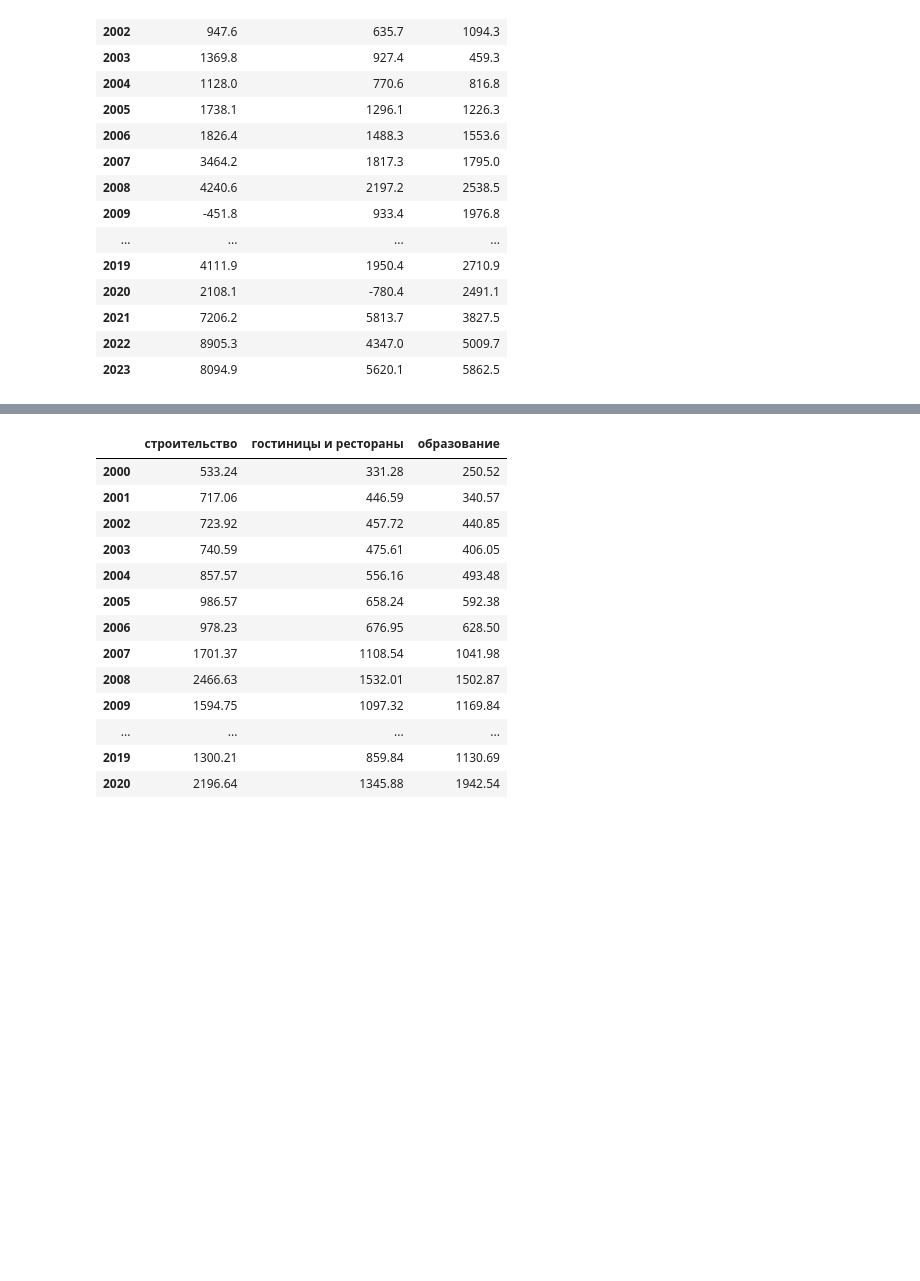
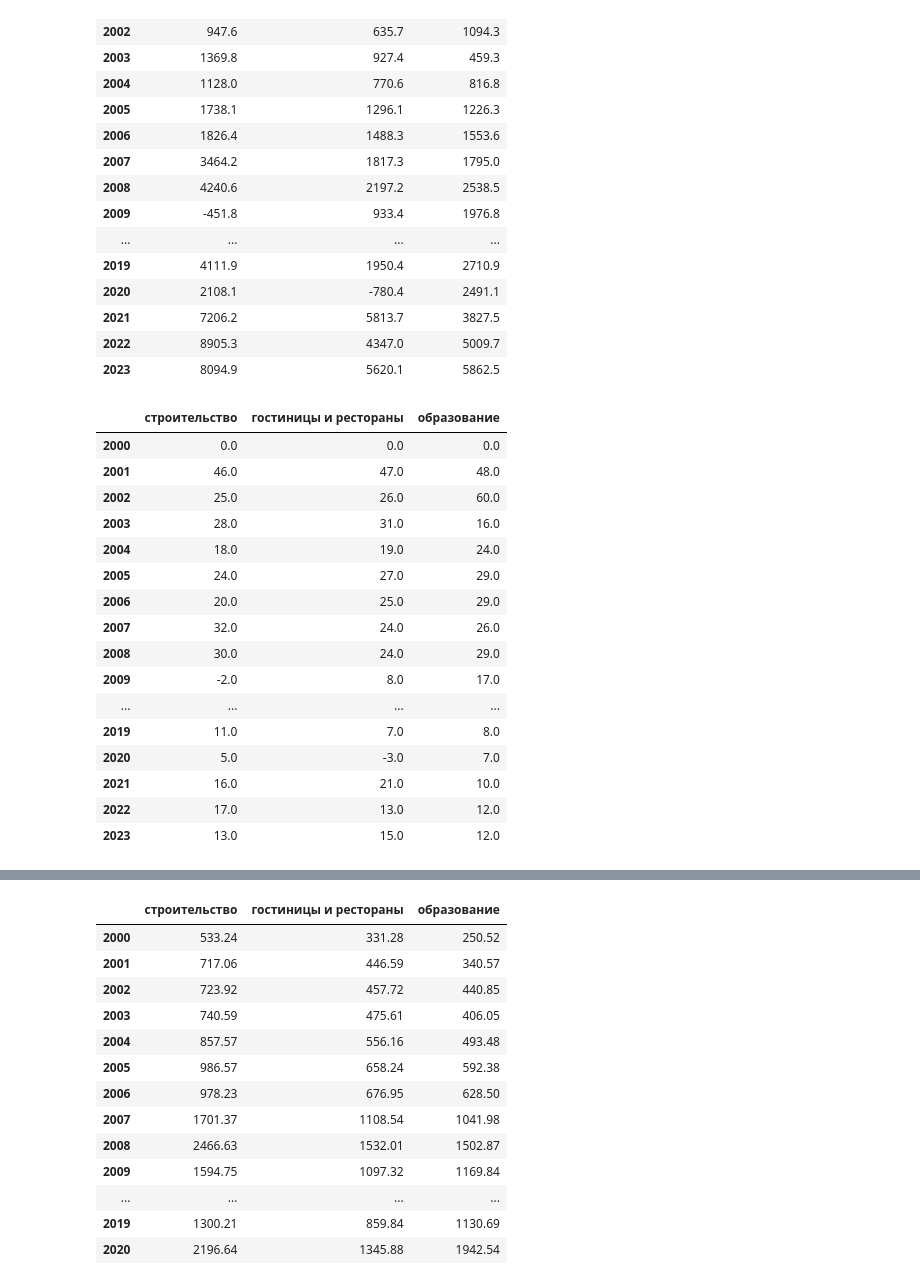
Before and after one commit to gosha22008/final_project_start_in_ds, a Jupyter notebook: test_analizys.ipynb, the cells around one changed output, grey strips where cells are left out. Cells and saved outputs as stored; diff of their text form; code cells hidden in the pictures; blank space fills up the shorter version.

```diff
--- a/test_analizys.ipynb
+++ b/test_analizys.ipynb
@@ -175,3 +175,25 @@ salary_growth.T
 | 2021 | 7206.2 | 5813.7 | 3827.5 |
 | 2022 | 8905.3 | 4347.0 | 5009.7 |
 | 2023 | 8094.9 | 5620.1 | 5862.5 |
+# %%
+# на сколько выросли номинальные зарплаты в процентах по сравнению с предыдущим годом
+sal_growth_percen = (salary_growth.shift(-1, axis=1) / salaries * 100).shift(axis=1).round(0).fillna(0)
+sal_growth_percen.T
+# %% [output]
+|  | строительство | гостиницы и рестораны | образование |
+| 2000 | 0.0 | 0.0 | 0.0 |
+| 2001 | 46.0 | 47.0 | 48.0 |
+| 2002 | 25.0 | 26.0 | 60.0 |
+| 2003 | 28.0 | 31.0 | 16.0 |
+| 2004 | 18.0 | 19.0 | 24.0 |
+| 2005 | 24.0 | 27.0 | 29.0 |
+| 2006 | 20.0 | 25.0 | 29.0 |
+| 2007 | 32.0 | 24.0 | 26.0 |
+| 2008 | 30.0 | 24.0 | 29.0 |
+| 2009 | -2.0 | 8.0 | 17.0 |
+| ... | ... | ... | ... |
+| 2019 | 11.0 | 7.0 | 8.0 |
+| 2020 | 5.0 | -3.0 | 7.0 |
+| 2021 | 16.0 | 21.0 | 10.0 |
+| 2022 | 17.0 | 13.0 | 12.0 |
+| 2023 | 13.0 | 15.0 | 12.0 |
```
Also changed, not shown: parts of 5 cells of this notebook, 1 other file.
